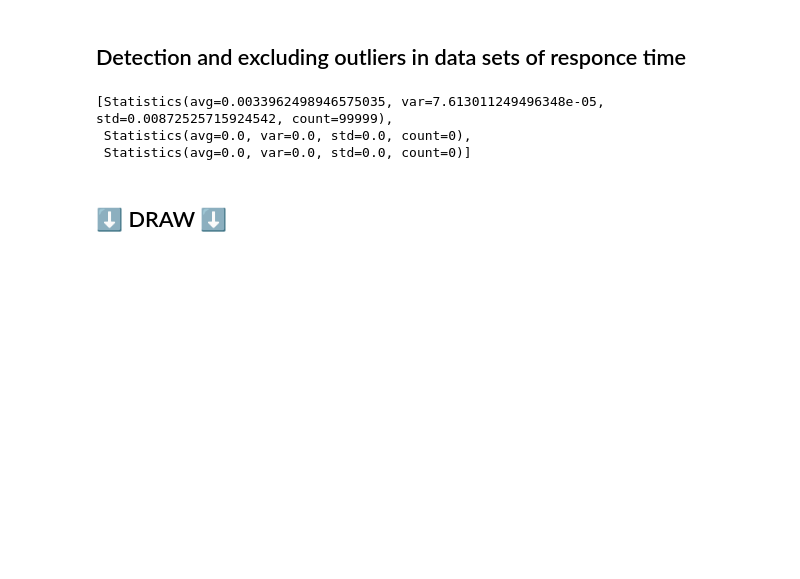
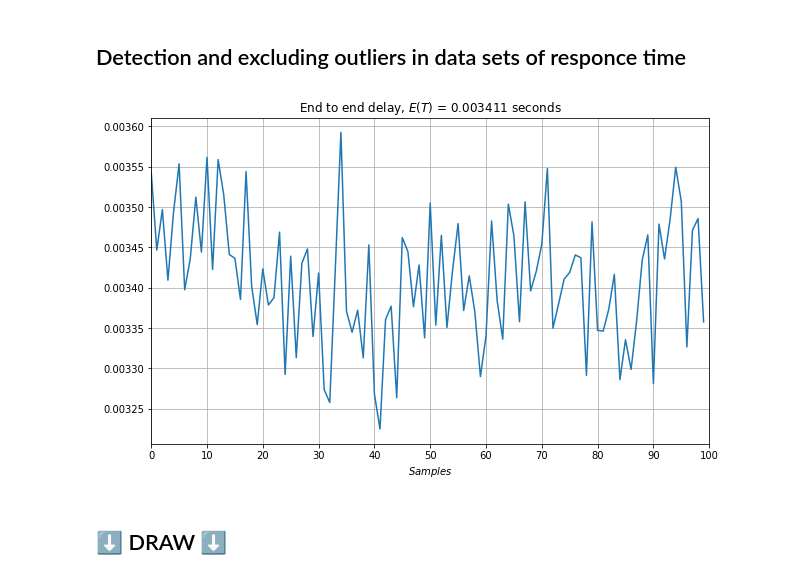
Before and after one commit to ipu69/pyqumo_old, a Jupyter notebook: experiments/ns3_ph_fit.ipynb, the cells around one changed output. Saved outputs shown, nothing was run; the diff lists cells and outputs as text; code cells hidden in the pictures; blank space fills up the shorter version.

```diff
--- a/experiments/ns3_ph_fit.ipynb
+++ b/experiments/ns3_ph_fit.ipynb
@@ -95,9 +112,9 @@ ret.delivery_delays
 # %% [markdown]
 ## Detection and excluding outliers in data sets of responce time
 # %%
-interval_1_filter = interval_1[interval_1[0] <.1]
-interval_2_filter = interval_2[interval_2[0] <.1]
-interval_3_filter = interval_3[interval_3[0] <.1]
+interval_1_filter = interval_1[interval_1[0] <.5]
+interval_2_filter = interval_2[interval_2[0] <.5]
+interval_3_filter = interval_3[interval_3[0] <.5]
 
 s12_link_filter = S2SLink(dataset=interval_1,
                           m1=get_non_central_moment(interval_1_filter, k=1),
@@ -117,12 +134,22 @@ e2e_link_filter = [s12_link_filter, s23_link_filter, s34_link_filter]
 
 service_dist_filter = get_service_dist(e2e_link_filter)
 
-ret_filter = simulate_tandem(arr, service_dist_filter, 500, 1_000_000)
-ret_filter.delivery_delays
+samples = 100
+e2et_filter = np.zeros(samples)
+
+for i in range(samples):
+    ret_filter = simulate_tandem(arr, service_dist_filter, 500, 1_000_000)
+    e2et_filter[i] = ret_filter.delivery_delays[0].avg
-# %% [output]
-[Statistics(avg=0.0033962498946575035, var=7.613011249496348e-05, std=0.00872525715924542, count=99999),
- Statistics(avg=0.0, var=0.0, std=0.0, count=0),
- Statistics(avg=0.0, var=0.0, std=0.0, count=0)]
+# %%
+plt.figure(figsize=(10,6))
+plt.title(f'End to end delay, $E(T)$ = {e2et_filter.mean():.6f} seconds');
+plt.plot(e2et_filter, '-');
+plt.grid();
+plt.xlabel(r'$Samples$');
+plt.xlim([0, samples]);
+plt.xticks(np.arange(0, 110, 10));
+# %% [output]
+[figure, added]
 # %% [markdown]
 ## &#11015;  DRAW &#11015;
 # %%
```
Also changed, not shown: parts of 4 cells of this notebook.
